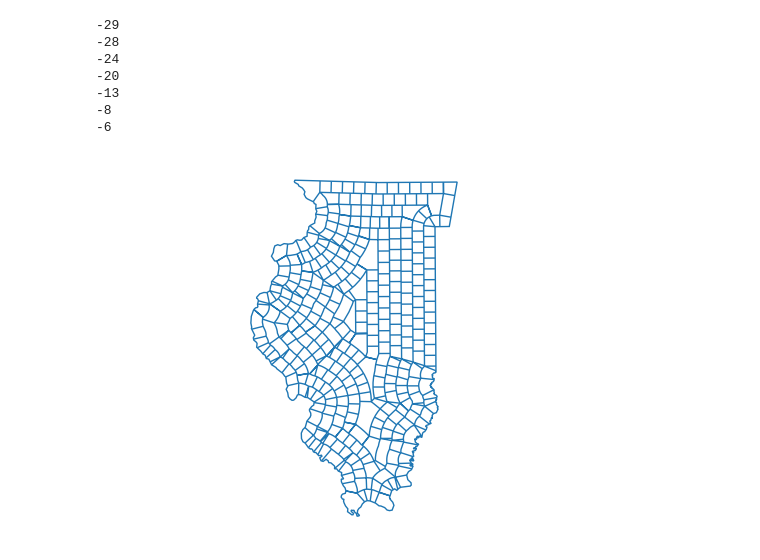
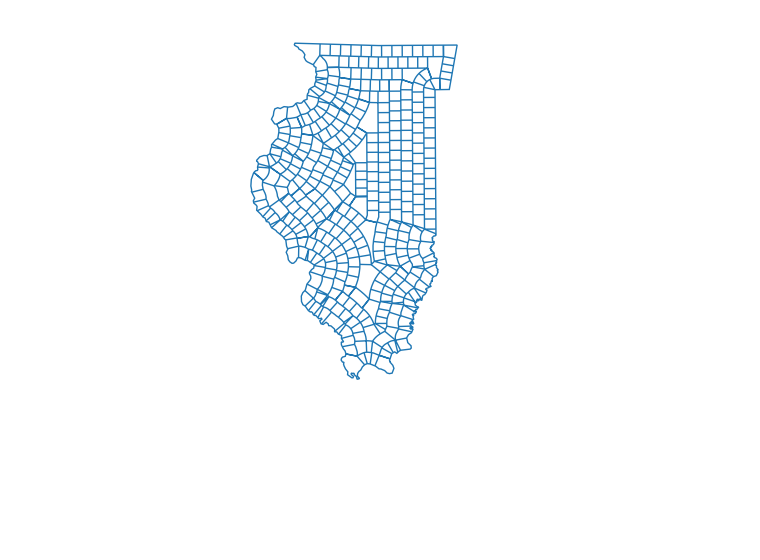
Before and after one commit to hazelnb/ppe-slicers, a Jupyter notebook: test.ipynb, the cells around one changed output. Cells and saved outputs as stored; diff of their text form; code cells hidden in the pictures; blank space fills up the shorter version.

```diff
--- a/test.ipynb
+++ b/test.ipynb
@@ -9,17 +9,10 @@ il = il_gdf.dissolve().to_crs("epsg:3435")
 square = shapely.Polygon([[0,0],[0,1],[1,1],[1,0]])
 circle = shapely.Point((0,0)).buffer(1)
 # %%
-il_bs = BandSlicer(il, tolerance=0.001, n_bands=8, band_width=.034, piece_width=0.034) #units are meters
+il_bs = BandSlicer(il, tolerance=0.001, n_bands=8, band_width=.034, piece_width=.031) #units are meters
 il_bs.plot()
 # %% [output]
--29
--28
--24
--20
--13
--8
--6
-[figure, old version]
+[figure, new version]
 # %%
 sq_bs = BandSlicer(square, tolerance=0, n_bands = 10, band_width = 0.053,piece_width = 0.053)
 sq_bs.plot()
```
Also changed, not shown: parts of 2 cells of this notebook, 2 other files.
